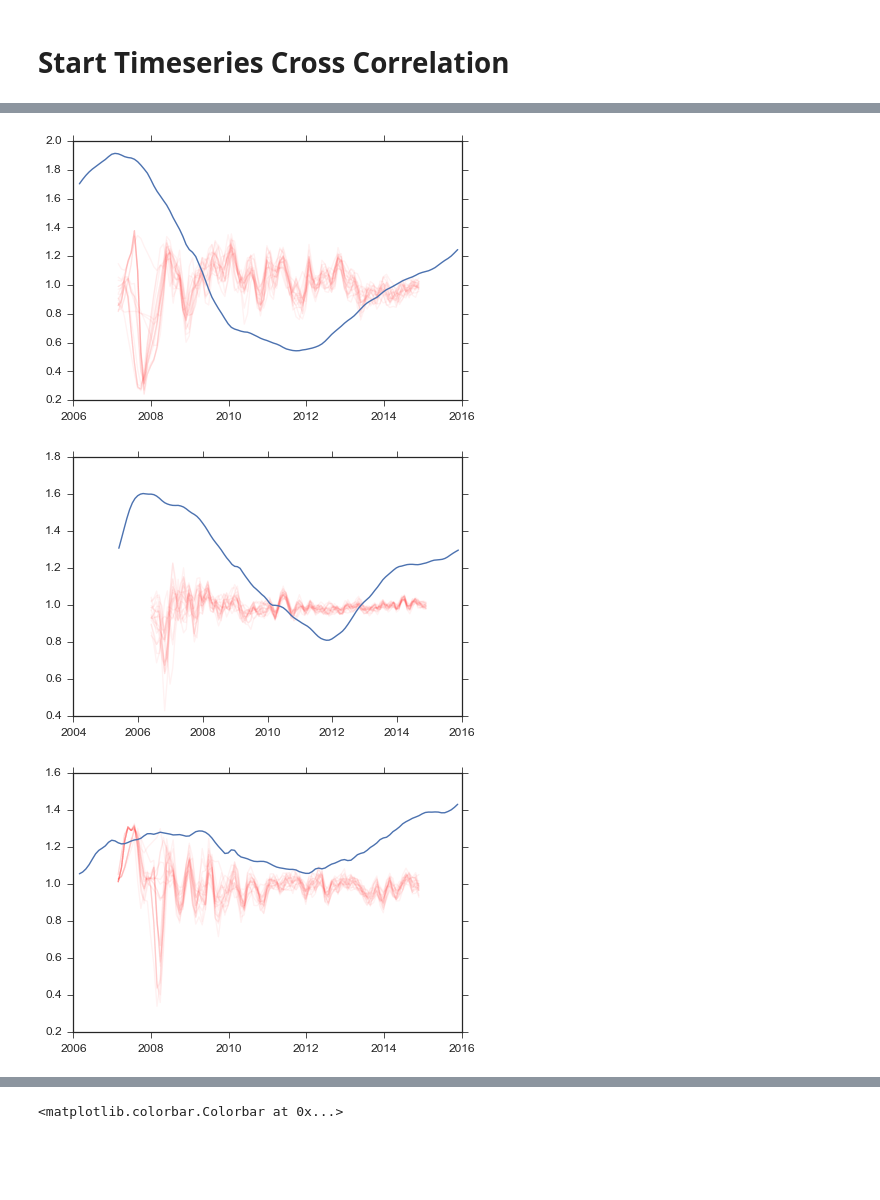
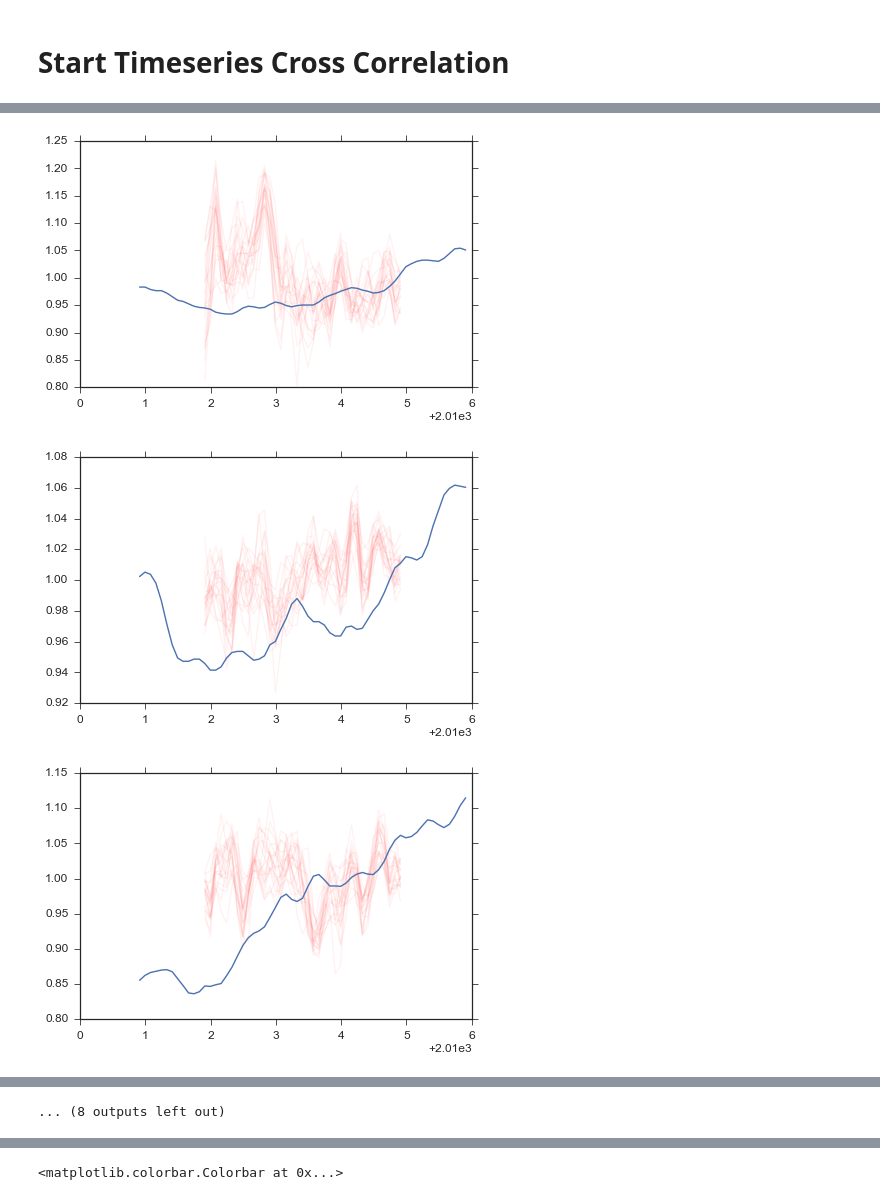
Before and after one commit to franklinmarsh/jac_project, a Jupyter notebook: yelp_zillow.ipynb, the cells around one changed output, grey strips where cells are left out. Saved outputs shown, nothing was run; the diff lists cells and outputs as text; code cells hidden in the pictures; blank space fills up the shorter version.

```diff
--- a/yelp_zillow.ipynb
+++ b/yelp_zillow.ipynb
@@ -665,11 +665,14 @@ sns.boxplot(data = d['NS'], x = 'state', y = 'slope')
 # %% [markdown]
  # Start Timeseries Cross Correlation
 # %%
-zhvi = pd.read_csv('Normalized_Neighborhood_Zhvi_AllHomes2.csv') #normalized zhvi values
+#zhvi = pd.read_csv('Normalized_Neighborhood_Zhvi_AllHomes2.csv') #normalized zhvi values
+zhvi = pd.read_csv('Normalized_Neighborhood_Zri.csv')
 # %%
 cor_hoods = np.intersect1d(np.unique(d['N']['z_hood']), np.unique(zhvi.columns[1:-1].astype(int)))
 # %%
 d['RB'] = pd.merge(d['R'],d['B'][['business_id', 'categories']], on = 'business_id') #adding categories to review dataframe
-kw = 'Mexican' #which category to select
+kw = '' #which category to select
 d['RB'][kw] = d['RB']['categories'].apply(InCategory, args = (kw,)) #if kw in categories, then append 1.
-d['CRB'] = d['RB'][d['RB'][kw] == 0] #category dataframe: all rows in the category
+d['CRB'] = d['RB'][d['RB'][kw] == 1] #category dataframe: all rows in the category
+# %%
+d['CRB'] = d['RB']
@@ -679,7 +703,7 @@ n_months = 12
 shifts = np.arange(-n_months,n_months + 1) #generate values to shift time-series by
 all_power = pd.DataFrame()
 
-for ids in cor_hoods[:10]: #for the unique business IDs, i.e. for each neighborhood
+for ids in cor_hoods[:20]: #for the unique business IDs, i.e. for each neighborhood
     rating_ts = pd.DataFrame()
 
     r = d['CRB'][d['CRB']['z_hood'] == ids][['year','stars']] #create a review dataframe that is just for that neighborhood
@@ -688,9 +712,12 @@ for ids in cor_hoods[:10]: #for the unique business IDs, i.e. for each neighborh
 
         r.index = range(len(r)) #reindex the review dataframe
 
+        # for zhvi: bins = 243, range = [1996.24476353,2016.480375]
+        # for zri: bins = 74 , range = [2010.82899, 2016.990196]
+
         for n in range(n_samples):
             b = BootstrapDataframe(r) #bootstrap resample the dataframe
-            bm, bc, _ = scipy.stats.binned_statistic(b['year'], b['stars'], statistic = 'mean', bins = 243, range = [1996.24476353,2016.480375])
+            bm, bc, _ = scipy.stats.binned_statistic(b['year'], b['stars'], statistic = 'mean', bins = 74 , range = [2010.82899, 2016.990196])
             bc = bc[1:] #remove the first bin edge, since the statistic is compiled at the end of the month
             gm = pd.DataFrame({'t': zhvi['time'], 'y': bm}) #create a dataframe of the binned mean
             rating_ts[str(ids) + '_' + str(n)] = gm['y'].interpolate() #append the y-values to the dataframe
@@ -746,3 +773,3 @@ for ids in cor_hoods[:10]: #for the unique business IDs, i.e. for each neighborh
-[figure, old version]
+[figure, new version]
-[figure, old version]
+[figure, new version]
-[figure, old version]
+[figure, new version]
@@ -753,0 +783 @@ for ids in cor_hoods[:10]: #for the unique business IDs, i.e. for each neighborh
+... (8 outputs left out)
```
Also changed, not shown: parts of 7 cells of this notebook, 3 other files.
